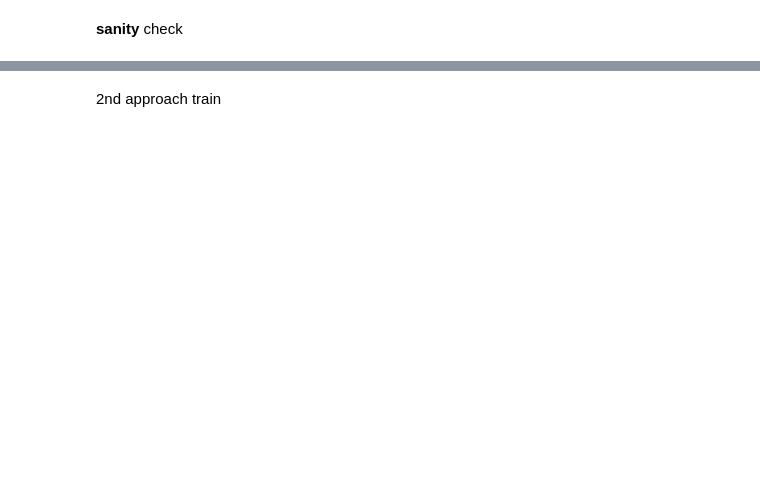
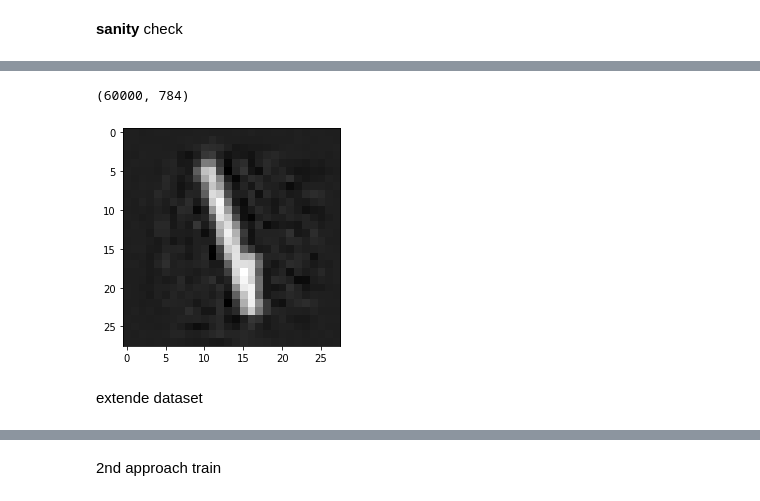
Before and after one commit to tsachiblau/sparseGANProject, a Jupyter notebook: GAN_2.ipynb, the cells around one changed output, grey strips where cells are left out. Cells and saved outputs as stored; diff of their text form; code cells hidden in the pictures; blank space fills up the shorter version.

```diff
--- a/GAN_2.ipynb
+++ b/GAN_2.ipynb
@@ -92,0 +122,25 @@ plt.imshow(real_im.reshape((img_rows, img_cols)), cmap='gray')
+# %%
+new_data_name = 'new_data'
+N = x_train.shape[0]
+
+if path.exists(new_data_name):
+  x_train = np.load(new_data_name)
+  print("loaded new data")
+
+else:
+
+  #create the data
+  new_images = []
+  for i in range(N):
+    new_images.append(imageToDictionaryImage(d, x_train[i:i + 1,:]))
+
+    if np.mod(i, 1000) == 0:
+      print("finished ", str(i), "/", str(N))
+
+  #save it
+  a = np.array(new_images)
+  a = a.reshape(a.shape[0], a.shape[1])
+  x_train = a
+
+  np.save(new_data_name, x_train)
+  print("saved the new data")
@@ -93,3 +165,13 @@ plt.imshow(real_im.reshape((img_rows, img_cols)), cmap='gray')
+# %%
+#show new data
+random_num = np.random.randint(N)
+
+tmp_img = a[random_num, :]
+plt.figure()
+plt.imshow(tmp_img.reshape((img_rows, img_cols)), cmap='gray')
+# %% [output]
+(60000, 784)
+[figure, added]
 # %%
 def show_images(noise):
     generated_images = generator.predict(noise)
@@ -107,6 +189,8 @@ def show_images(noise):
 
     plt.tight_layout()
     plt.show()
+# %% [markdown]
+extende dataset
 # %%
 # with pursuit and thresholding approach
 # generator:
```
Also changed, not shown: parts of 10 cells of this notebook.
